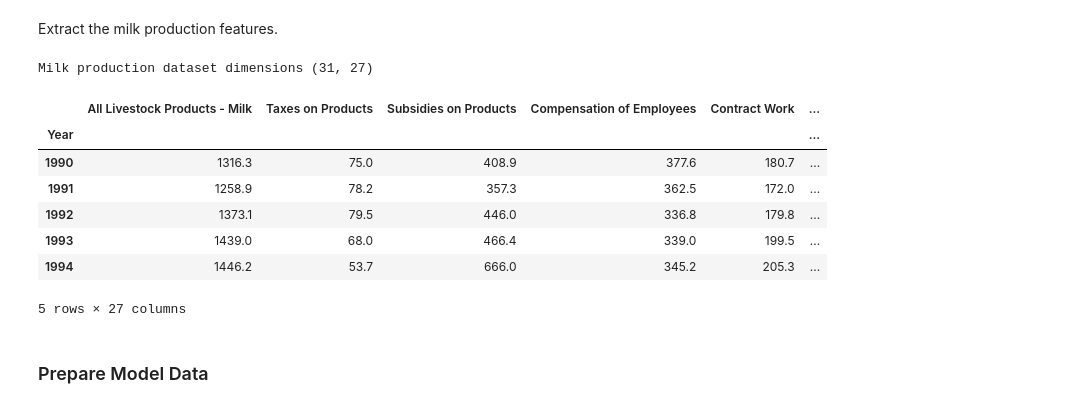
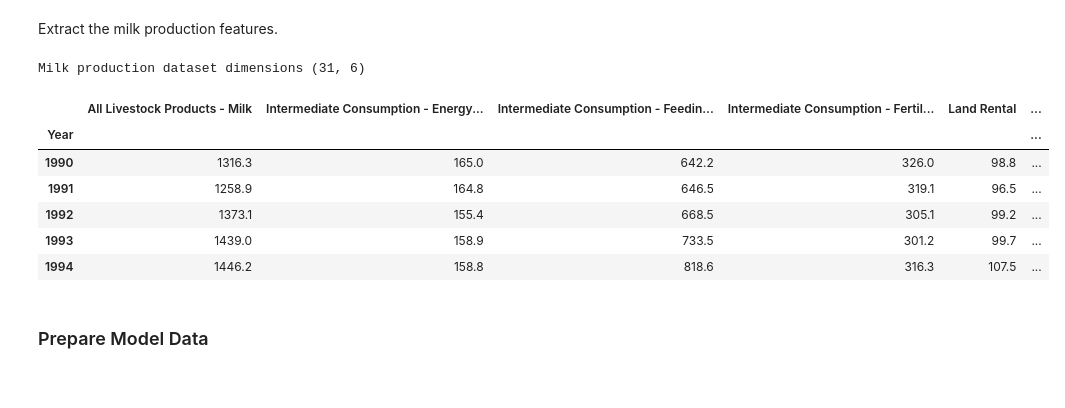
Before and after one commit to TahirAwwad/agriculture-data-analytics, a Jupyter notebook: notebooks/notebook-5-03-ml-milk-production.ipynb, the cells around one changed output. Saved outputs shown, nothing was run; the diff lists cells and outputs as text; code cells hidden in the pictures.

```diff
--- a/notebooks/notebook-5-03-ml-milk-production.ipynb
+++ b/notebooks/notebook-5-03-ml-milk-production.ipynb
@@ -71,43 +71,62 @@ dataframe: DataFrame = read_csv(dataframe_filepath)
 # %% [markdown]
 Extract the milk production features.
 # %%
-dataframe = dataframe[[
-    'Year', 'All Livestock Products - Milk', 'Taxes on Products',
-    'Subsidies on Products', 'Compensation of Employees', 'Contract Work',
-    'Entrepreneurial Income', 'Factor Income',
+feature_columns = [
+    'Year',
+    'All Livestock Products - Milk',
+    'Taxes on Products',
+    'Subsidies on Products',
+    'Compensation of Employees',
+    'Contract Work',
+    'Entrepreneurial Income',
+    'Factor Income',
     'Fixed Capital Consumption - Farm Buildings',
     'Fixed Capital Consumption - Machinery, Equipment, etc',
-    'Interest less FISIM', 'Operating Surplus', 'Livestock - Cattle',
-    'Livestock - Sheep', 'Land Rental',
+    'Interest less FISIM',
+    'Operating Surplus',
+    'Livestock - Cattle',
+    'Livestock - Sheep',
+    'Land Rental',
     'Intermediate Consumption - Contract Work',
     'Intermediate Consumption - Crop Protection Products',
     'Intermediate Consumption - Energy and Lubricants',
     'Intermediate Consumption - Feeding Stuffs',
     'Intermediate Consumption - Fertilisers',
     'Intermediate Consumption - Financial Intermediation Services Indirect',
     'Intermediate Consumption - Forage Plants',
     'Intermediate Consumption - Maintenance and Repairs',
     'Intermediate Consumption - Seeds', 'Intermediate Consumption - Services',
     'Intermediate Consumption - Veterinary Expenses',
     'Intermediate Consumption - Other Goods (Detergents, Small Tools, etc)',
     'Intermediate Consumption - Other Goods and Services'
-]]
+]
+
+feature_columns = [
+    'Year',
+    'All Livestock Products - Milk',
+    'Intermediate Consumption - Energy and Lubricants',
+    'Intermediate Consumption - Feeding Stuffs',
+    'Intermediate Consumption - Fertilisers',
+    'Land Rental',
+    'Taxes on Products',
+]
+
+dataframe = dataframe[feature_columns]
 
 dataframe.set_index('Year', drop=True, inplace=True)
 
 print("Milk production dataset dimensions", dataframe.shape)
 
 dataframe.head()
 # %% [output]
-Milk production dataset dimensions (31, 27)
+Milk production dataset dimensions (31, 6)
-|  | All Livestock Products - Milk | Taxes on Products | Subsidies on Products | Compensation of Employees | Contract Work | ... |
+|  | All Livestock Products - Milk | Intermediate Consumption - Energy... | Intermediate Consumption - Feedin... | Intermediate Consumption - Fertil... | Land Rental | ... |
 | Year |  |  |  |  |  | ... |
-| 1990 | 1316.3 | 75.0 | 408.9 | 377.6 | 180.7 | ... |
-| 1991 | 1258.9 | 78.2 | 357.3 | 362.5 | 172.0 | ... |
-| 1992 | 1373.1 | 79.5 | 446.0 | 336.8 | 179.8 | ... |
-| 1993 | 1439.0 | 68.0 | 466.4 | 339.0 | 199.5 | ... |
-| 1994 | 1446.2 | 53.7 | 666.0 | 345.2 | 205.3 | ... |
+| 1990 | 1316.3 | 165.0 | 642.2 | 326.0 | 98.8 | ... |
+| 1991 | 1258.9 | 164.8 | 646.5 | 319.1 | 96.5 | ... |
+| 1992 | 1373.1 | 155.4 | 668.5 | 305.1 | 99.2 | ... |
+| 1993 | 1439.0 | 158.9 | 733.5 | 301.2 | 99.7 | ... |
+| 1994 | 1446.2 | 158.8 | 818.6 | 316.3 | 107.5 | ... |
-5 rows × 27 columns
 # %% [markdown]
 ### Prepare Model Data
 # %% [markdown]
```
Also changed, not shown: parts of 11 cells of this notebook, 2 other files.
